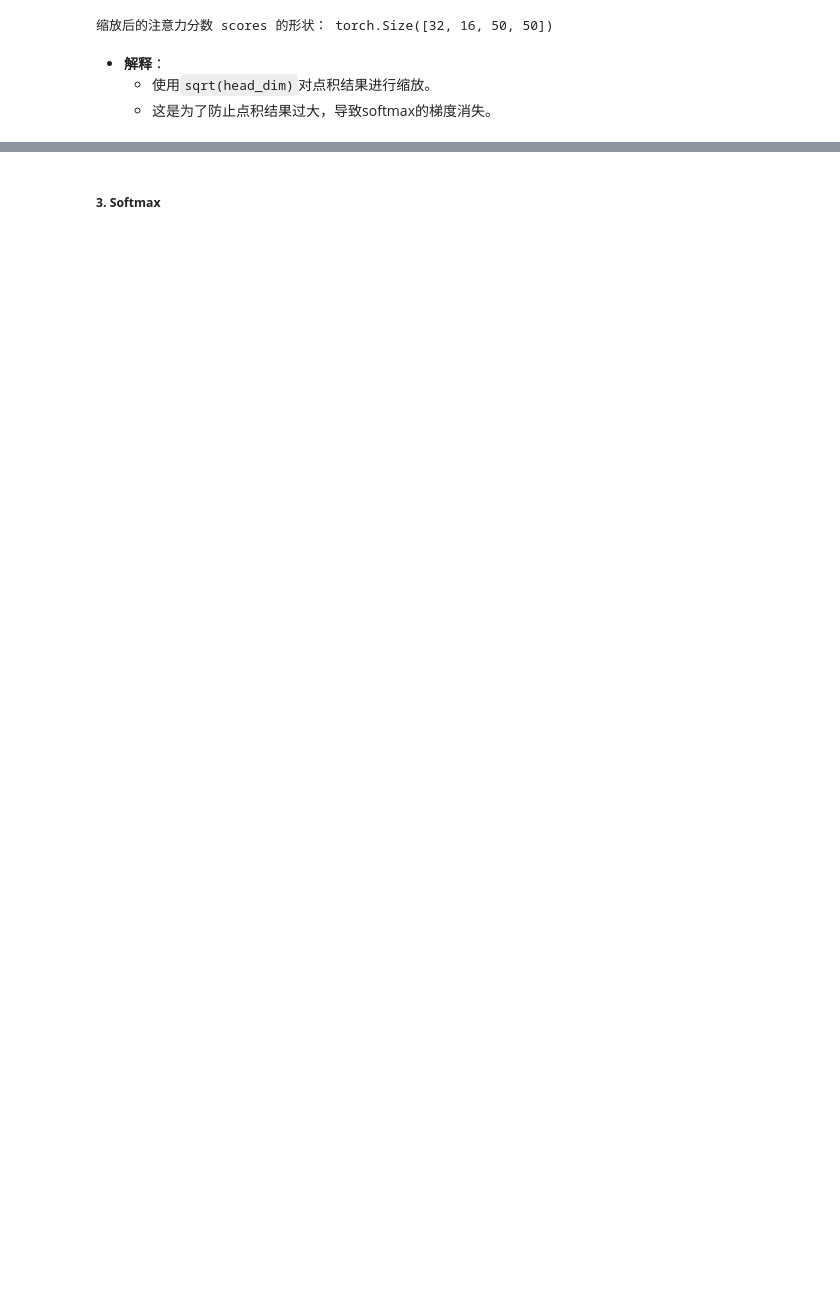
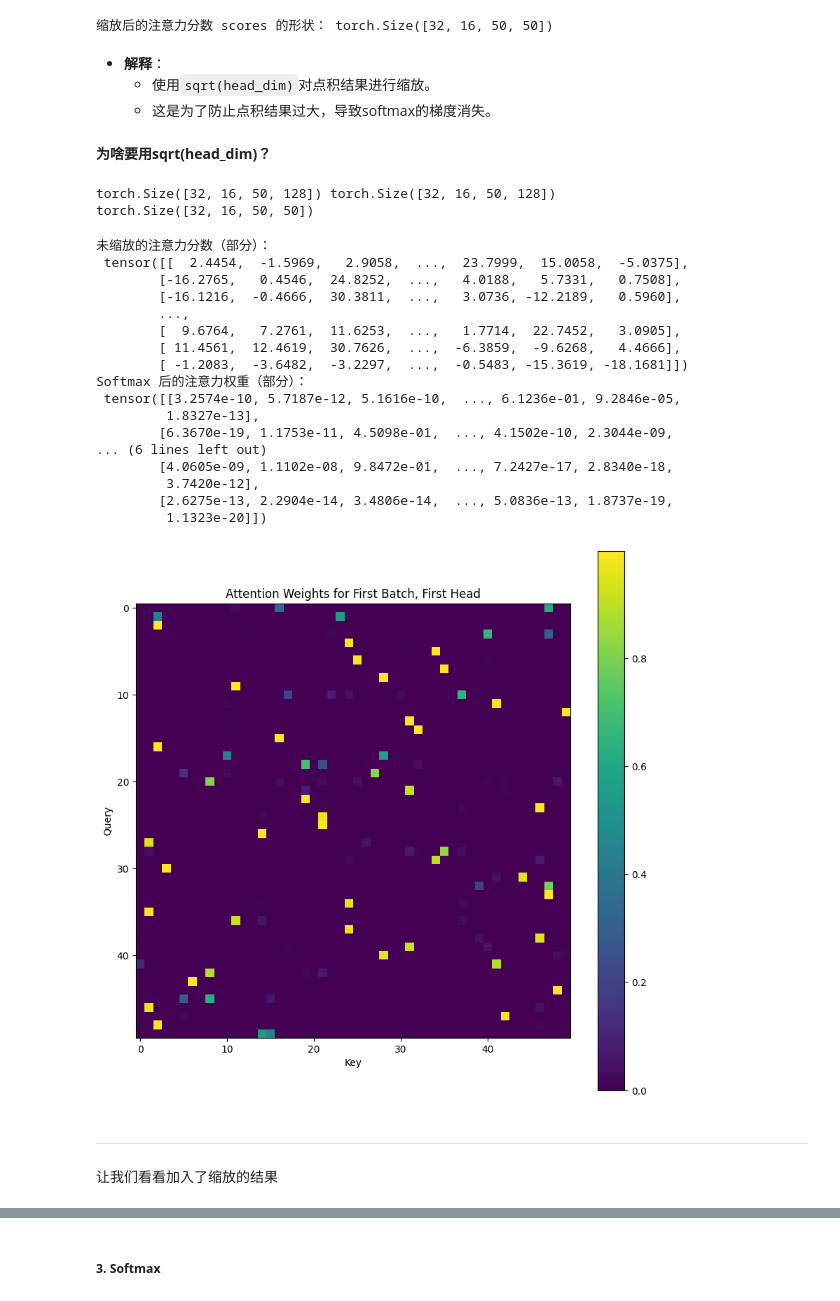
Before and after one commit to lgy112112/Transformer-WalkThrough, a Jupyter notebook: tutorial.ipynb, the cells around one changed output, grey strips where cells are left out. Saved outputs shown, nothing was run; the diff lists cells and outputs as text; code cells hidden in the pictures; blank space fills up the shorter version.

```diff
--- a/tutorial.ipynb
+++ b/tutorial.ipynb
@@ -539,3 +545,70 @@ print("缩放后的注意力分数 scores 的形状：", scores.shape)
 - **解释**：
   - 使用`sqrt(head_dim)`对点积结果进行缩放。
   - 这是为了防止点积结果过大，导致softmax的梯度消失。
+# %% [markdown]
+**为啥要用sqrt(head_dim)？**
+# %%
+import torch
+import torch.nn.functional as F
+
+# 假设输入维度d_model较大
+d_model = 2048
+seq_len = 50
+batch_size = 32
+num_heads = 16
+head_dim = d_model // num_heads # 128
+
+# 随机生成 Q 和 K
+Q = torch.randn(batch_size, num_heads, seq_len, head_dim)  # (32, 8, 50, 128)
+K = torch.randn(batch_size, num_heads, seq_len, head_dim)  # (32, 8, 50, 128)
+print(Q.shape, K.shape)
+
+# 计算注意力分数（未缩放）
+scores = torch.matmul(Q, K.transpose(-2, -1))  # (32, 8, 50, 50)
+print(scores.shape)
+# %% [output]
+torch.Size([32, 16, 50, 128]) torch.Size([32, 16, 50, 128])
+torch.Size([32, 16, 50, 50])
+# %%
+import matplotlib.pyplot as plt
+
+# 打印未缩放的注意力分数
+print("未缩放的注意力分数（部分）：\n", scores[0, 0, :50, :50])
+
+# 应用 Softmax
+attention_weights = F.softmax(scores, dim=-1)
+
+# 打印 Softmax 后的注意力权重
+print("Softmax 后的注意力权重（部分）：\n", attention_weights[0, 0, :50, :50])
+
+# 可视化第一个批次、第一个注意力头的注意力权重
+plt.figure(figsize=(10, 10))
+plt.imshow(attention_weights[0, 0].detach().numpy(), cmap='viridis')
+plt.colorbar()
+plt.title("Attention Weights for First Batch, First Head")
+plt.xlabel("Key")
+plt.ylabel("Query")
+plt.show()
+# %% [output]
+未缩放的注意力分数（部分）：
+ tensor([[  2.4454,  -1.5969,   2.9058,  ...,  23.7999,  15.0058,  -5.0375],
+        [-16.2765,   0.4546,  24.8252,  ...,   4.0188,   5.7331,   0.7508],
+        [-16.1216,  -0.4666,  30.3811,  ...,   3.0736, -12.2189,   0.5960],
+        ...,
+        [  9.6764,   7.2761,  11.6253,  ...,   1.7714,  22.7452,   3.0905],
+        [ 11.4561,  12.4619,  30.7626,  ...,  -6.3859,  -9.6268,   4.4666],
+        [ -1.2083,  -3.6482,  -3.2297,  ...,  -0.5483, -15.3619, -18.1681]])
+Softmax 后的注意力权重（部分）：
+ tensor([[3.2574e-10, 5.7187e-12, 5.1616e-10,  ..., 6.1236e-01, 9.2846e-05,
+         1.8327e-13],
+        [6.3670e-19, 1.1753e-11, 4.5098e-01,  ..., 4.1502e-10, 2.3044e-09,
+... (6 lines left out)
+        [4.0605e-09, 1.1102e-08, 9.8472e-01,  ..., 7.2427e-17, 2.8340e-18,
+         3.7420e-12],
+        [2.6275e-13, 2.2904e-14, 3.4806e-14,  ..., 5.0836e-13, 1.8737e-19,
+         1.1323e-20]])
+[figure, added]
+# %% [markdown]
+---
+
+让我们看看加入了缩放的结果
```
Also changed, not shown: parts of 29 cells of this notebook.
